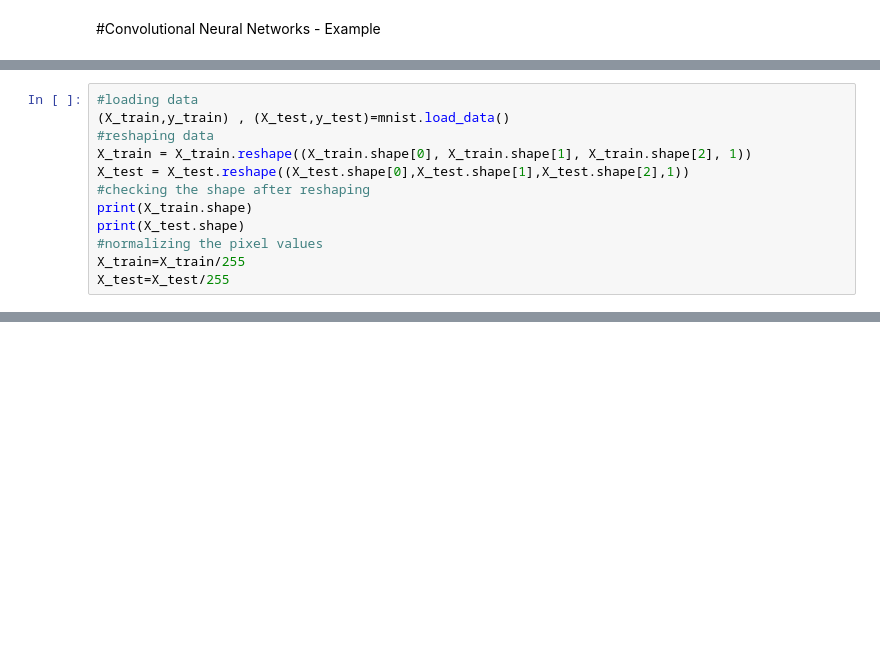
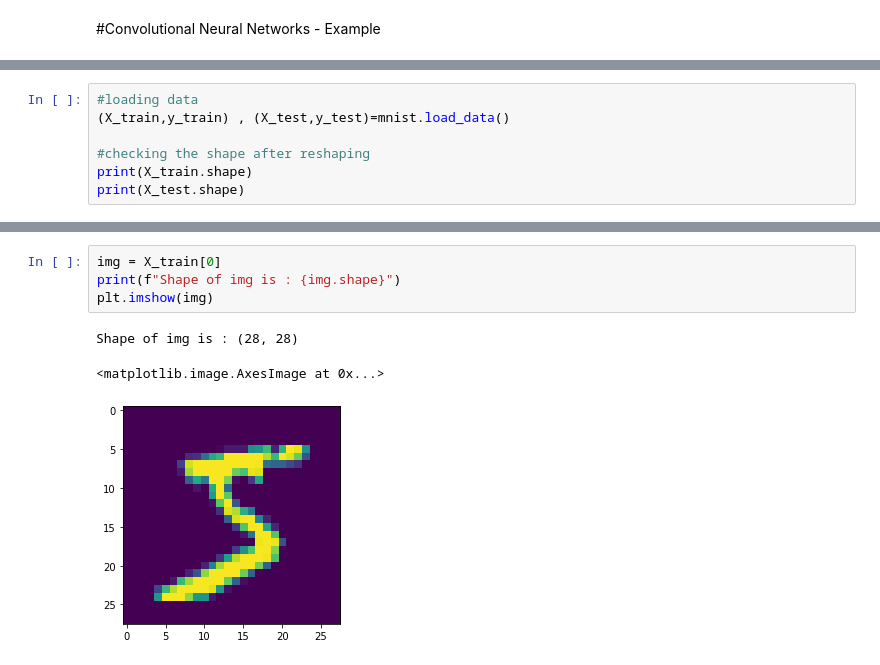
Before and after one commit to hoashalarajh/python-code, a Jupyter notebook: CNN_Example.ipynb, the cells around one changed output, grey strips where cells are left out. Cells and saved outputs as stored; diff of their text form; blank space fills up the shorter version.

```diff
--- a/CNN_Example.ipynb
+++ b/CNN_Example.ipynb
@@ -14,13 +22,8 @@ from tensorflow.keras.layers import Dense
 # %%
 #loading data
 (X_train,y_train) , (X_test,y_test)=mnist.load_data()
-#reshaping data
-X_train = X_train.reshape((X_train.shape[0], X_train.shape[1], X_train.shape[2], 1))
-X_test = X_test.reshape((X_test.shape[0],X_test.shape[1],X_test.shape[2],1))
+
 #checking the shape after reshaping
 print(X_train.shape)
 print(X_test.shape)
-#normalizing the pixel values
-X_train=X_train/255
-X_test=X_test/255
 # %% [output]
@@ -30,0 +32,8 @@ Downloading data from https://storage.googleapis.com/tensorflow/tf-keras-dataset
+# %%
+img = X_train[0]
+print(f"Shape of img is : {img.shape}")
+plt.imshow(img)
+# %% [output]
+Shape of img is : (28, 28)
+<matplotlib.image.AxesImage at 0x...>
+[figure, added]
```
Also changed, not shown: parts of 11 cells of this notebook.
